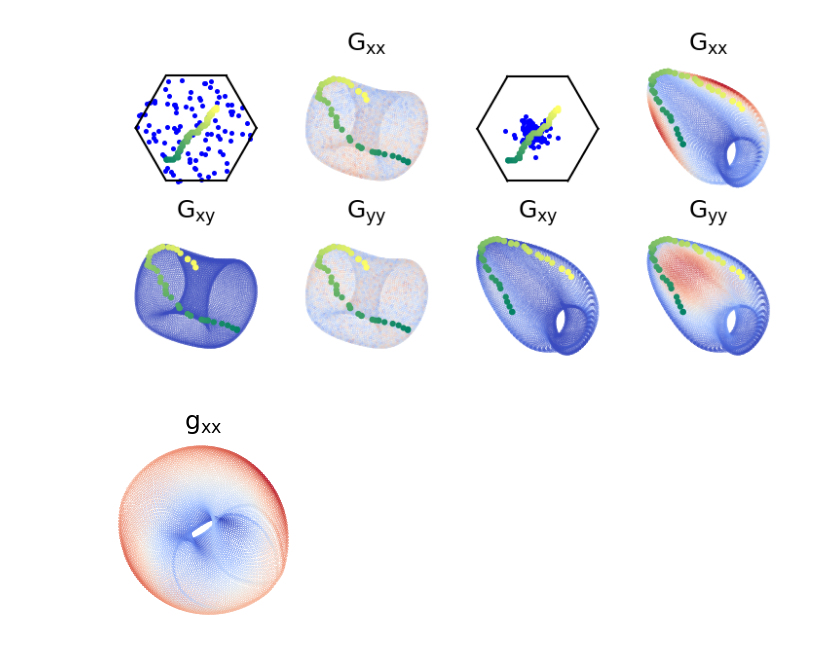
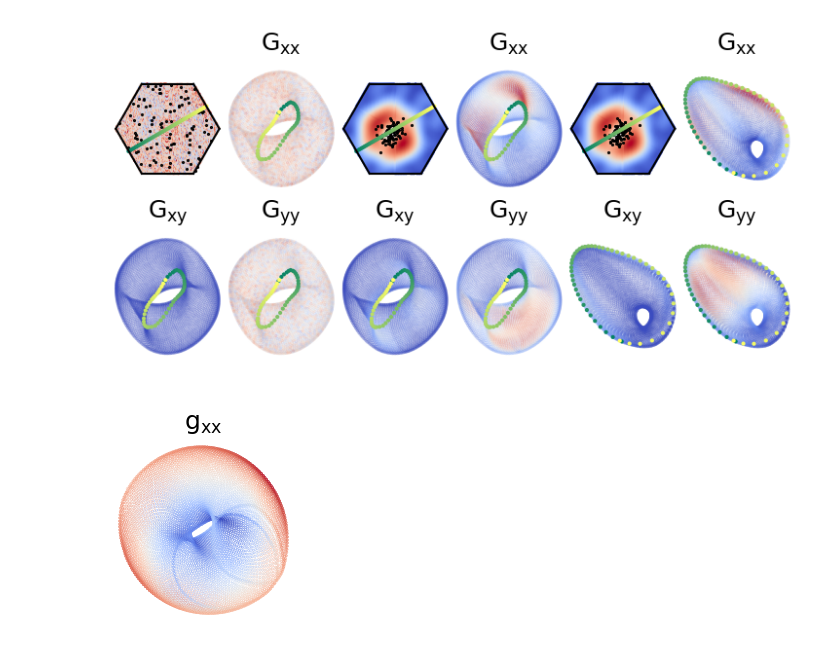
Before and after one commit to bioAI-Oslo/CI-grid-cells, a Jupyter notebook: figure-generating-notebooks/grid-cells-distance.ipynb, the cells around one changed output. Cells and saved outputs as stored; diff of their text form; code cells hidden in the pictures.

Commit message:
Added a notebook for scale-energy plots for figure 4 + updated notebook for figure 2.

```diff
--- a/figure-generating-notebooks/grid-cells-distance.ipynb
+++ b/figure-generating-notebooks/grid-cells-distance.ipynb
@@ -75,0 +61,15 @@ traj_proj2 = proj2.transform(traj_act2)
+# %%
+n_steps = 50
+step_size = 0.025
+#r = np.zeros([n_steps,2])
+r = np.array([(np.sqrt(3)/2)*np.linspace(-0.58,0.58,n_steps),0.5*np.linspace(-0.58,0.58,n_steps)]).T#+0.01*np.random.randn(n_steps,2)
+#r[-1,:] = [-0.35,-0.35]
+#xy_step  = [step_size,step_size]
+#for c,x in enumerate(np.random.choice([step_size,-step_size],size=(n_steps,2))):
+#    r[c,:] = (r[c-1]+x+xy_step)%1
+
+traj_act1 = model1.forward(torch.Tensor(r)).detach().numpy()
+traj_act2 = model2.forward(torch.Tensor(r)).detach().numpy()
+
+traj_proj1 = proj1.transform(traj_act1)
+traj_proj2 = proj2.transform(traj_act2)
@@ -89,53 +95,79 @@ traj_cmap = 'summer'
 g1_min, g1_max = np.min(g1[:,0,0]), np.max(g1[:,0,0])
 g2_min, g2_max = np.min(g2[:,0,0]), np.max(g2[:,0,0])
 
+mod1_phases = model1.unit_cell.wrap(model1.phases.detach().numpy())
+mod2_phases = model2.unit_cell.wrap(model2.phases.detach().numpy())
+
 figsize=set_size(fraction=(1,1/2),mode='square')
-fig, axs = plt.subplots(2,4,figsize=figsize)
-axs[0,0].scatter(*model1.phases.detach().numpy().T,s=2,color='blue')
+fig, axs = plt.subplots(2,6,figsize=figsize)
+axs[0,0].scatter(rs[:,0].reshape(res,res),rs[:,1].reshape(res,res),c=g1_det.reshape(res,res),cmap='coolwarm',zorder=-20)#,vmin=np.min(g1_det),vmax=np.max(g1_det)-1e-4,zorder=-20)
+axs[0,0].scatter(*mod1_phases.T,color='black',zorder=-10)
 model1.unit_cell.plot(fig,axs[0,0], color='black')
-axs[0,0].scatter(*r.T,s=4,c=np.linspace(0,1,len(r)),cmap=traj_cmap)
+axs[0,0].scatter(*r.T,s=1,c=np.linspace(0,1,len(r)),cmap=traj_cmap)
 axs[0,0].axis('off')
 axs[0,0].axis('equal')
-axs[0,1].scatter(*model1_mfld[:,:2].T,s=0.01,c=g1[:,0,0],cmap='coolwarm',vmin=g1_min,vmax=g1_max)
-axs[0,1].scatter(*traj_proj1[:,:2].T,c=np.linspace(0,1,len(r)),cmap=traj_cmap,s=4)
+axs[0,1].scatter(*model1_mfld[:,:2].T,s=0.1,c=g1[:,0,0],cmap='coolwarm',vmin=g1_min,vmax=g1_max,alpha=0.2)
+axs[0,1].scatter(*traj_proj1[:,:2].T,c=np.linspace(0,1,len(r)),cmap=traj_cmap,s=1)
 axs[0,1].axis('off')
 axs[0,1].set_title("$G_{xx}$")
 axs[0,1].axis('equal')
-axs[0,2].scatter(*model2.phases.detach().numpy().T,s=2,color='blue')
+axs[0,2].scatter(rs[:,0].reshape(res,res),rs[:,1].reshape(res,res),c=g2_det.reshape(res,res),cmap='coolwarm')#,vmin=np.min(g2_det),vmax=np.max(g2_det)-1e-4)
+axs[0,2].scatter(*mod2_phases.T,color='black')
 model2.unit_cell.plot(fig,axs[0,2],color='black')
-axs[0,2].scatter(*r.T,c=np.linspace(0,1,len(r)),cmap=traj_cmap,s=4)
+axs[0,2].scatter(*r.T,c=np.linspace(0,1,len(r)),cmap=traj_cmap,s=1)
 axs[0,2].axis('off')
 axs[0,2].axis('equal')
-axs[0,3].scatter(*model2_mfld[:,:2].T,s=0.01,c=g2[:,0,0],cmap='coolwarm',vmin=g2_min,vmax=g2_max)
-axs[0,3].scatter(*traj_proj2[:,:2].T,c=np.linspace(0,1,len(r)),cmap=traj_cmap,s=4)
+axs[0,3].scatter(*model1_mfld[:,:2].T,s=0.1,c=g2[:,0,0],cmap='coolwarm',vmin=g2_min,vmax=g2_max,alpha=0.2)
+axs[0,3].scatter(*traj_proj1[:,:2].T,c=np.linspace(0,1,len(r)),cmap=traj_cmap,s=1)
 axs[0,3].axis('off')
 axs[0,3].set_title("$G_{xx}$")
 axs[0,3].axis('equal')
-axs[1,0].scatter(*model1_mfld[:,:2].T,s=0.01,c=g1[:,1,0],cmap='coolwarm',vmin=g1_min,vmax=g1_max)
-axs[1,0].scatter(*traj_proj1[:,:2].T,c=np.linspace(0,1,len(r)),cmap=traj_cmap,s=4)
+axs[0,4].scatter(rs[:,0].reshape(res,res),rs[:,1].reshape(res,res),c=g2_det.reshape(res,res),cmap='coolwarm')#,vmin=np.min(g2_det),vmax=np.max(g2_det)-1e-4)
+axs[0,4].scatter(*mod2_phases.T,color='black')
+model2.unit_cell.plot(fig,axs[0,4],color='black')
+axs[0,4].scatter(*r.T,c=np.linspace(0,1,len(r)),cmap=traj_cmap,s=1)
+axs[0,4].axis('off')
+axs[0,4].axis('equal')
+axs[0,5].scatter(*model2_mfld[:,:2].T,s=0.1,c=g2[:,0,0],cmap='coolwarm',vmin=g2_min,vmax=g2_max,alpha=0.2)
+axs[0,5].scatter(*traj_proj2[:,:2].T,c=np.linspace(0,1,len(r)),cmap=traj_cmap,s=1)
+axs[0,5].axis('off')
+axs[0,5].set_title("$G_{xx}$")
+axs[0,5].axis('equal')
+axs[1,0].scatter(*model1_mfld[:,:2].T,s=0.1,c=g1[:,1,0],cmap='coolwarm',vmin=g1_min,vmax=g1_max,alpha=0.2)
+axs[1,0].scatter(*traj_proj1[:,:2].T,c=np.linspace(0,1,len(r)),cmap=traj_cmap,s=1)
 axs[1,0].axis('off')
 axs[1,0].set_title("$G_{xy}$")
 axs[1,0].axis('equal')
-axs[1,1].scatter(*model1_mfld[:,:2].T,s=0.01,c=g1[:,1,1],cmap='coolwarm',vmin=g1_min,vmax=g1_max)
-axs[1,1].scatter(*traj_proj1[:,:2].T,c=np.linspace(0,1,len(r)),cmap=traj_cmap,s=4)
+axs[1,1].scatter(*model1_mfld[:,:2].T,s=0.1,c=g1[:,1,1],cmap='coolwarm',vmin=g1_min,vmax=g1_max,alpha=0.2)
+axs[1,1].scatter(*traj_proj1[:,:2].T,c=np.linspace(0,1,len(r)),cmap=traj_cmap,s=1)
 axs[1,1].axis('off')
 axs[1,1].set_title("$G_{yy}$")
 axs[1,1].axis('equal')
-axs[1,2].scatter(*model2_mfld[:,:2].T,s=0.01,c=g2[:,1,0],cmap='coolwarm',vmin=g2_min,vmax=g2_max)
-axs[1,2].scatter(*traj_proj2[:,:2].T,c=np.linspace(0,1,len(r)),cmap=traj_cmap,s=4)
+axs[1,2].scatter(*model1_mfld[:,:2].T,s=0.1,c=g2[:,1,0],cmap='coolwarm',vmin=g2_min,vmax=g2_max,alpha=0.2)
+axs[1,2].scatter(*traj_proj1[:,:2].T,c=np.linspace(0,1,len(r)),cmap=traj_cmap,s=1)
 axs[1,2].axis('off')
 axs[1,2].set_title("$G_{xy}$")
 axs[1,2].axis('equal')
-axs[1,3].scatter(*model2_mfld[:,:2].T,s=0.01,c=g2[:,1,1],cmap='coolwarm',vmin=g2_min,vmax=g2_max)
-axs[1,3].scatter(*traj_proj2[:,:2].T,c=np.linspace(0,1,len(r)),cmap=traj_cmap,s=4)
+axs[1,3].scatter(*model1_mfld[:,:2].T,s=0.05,c=g2[:,1,1],cmap='coolwarm',vmin=g2_min,vmax=g2_max,alpha=0.2)
+axs[1,3].scatter(*traj_proj1[:,:2].T,c=np.linspace(0,1,len(r)),cmap=traj_cmap,s=1)
 axs[1,3].axis('off')
 axs[1,3].set_title("$G_{yy}$")
 axs[1,3].axis('equal')
+axs[1,4].scatter(*model2_mfld[:,:2].T,s=0.1,c=g2[:,1,0],cmap='coolwarm',vmin=g2_min,vmax=g2_max,alpha=0.2)
+axs[1,4].scatter(*traj_proj2[:,:2].T,c=np.linspace(0,1,len(r)),cmap=traj_cmap,s=1)
+axs[1,4].axis('off')
+axs[1,4].set_title("$G_{xy}$")
+axs[1,4].axis('equal')
+axs[1,5].scatter(*model2_mfld[:,:2].T,s=0.1,c=g2[:,1,1],cmap='coolwarm',vmin=g2_min,vmax=g2_max,alpha=0.2)
+axs[1,5].scatter(*traj_proj2[:,:2].T,c=np.linspace(0,1,len(r)),cmap=traj_cmap,s=1)
+axs[1,5].axis('off')
+axs[1,5].set_title("$G_{yy}$")
+axs[1,5].axis('equal')
 #plt.subplots_adjust(wspace=0.5, hspace=0.2)
 fig.tight_layout(pad=0.35, w_pad=0, h_pad=0)
-#plt.savefig('./F2-P2.png')
+plt.savefig('./F2-P2.png')
 # %% [output]
-[figure, old version]
+[figure, new version]
 # %%
 model = HexagonalGCs(ncells=1000)
 activity = model.forward(torch.Tensor(rs)).detach().numpy()
```
Also changed, not shown: parts of 3 cells of this notebook, 1 other file.
